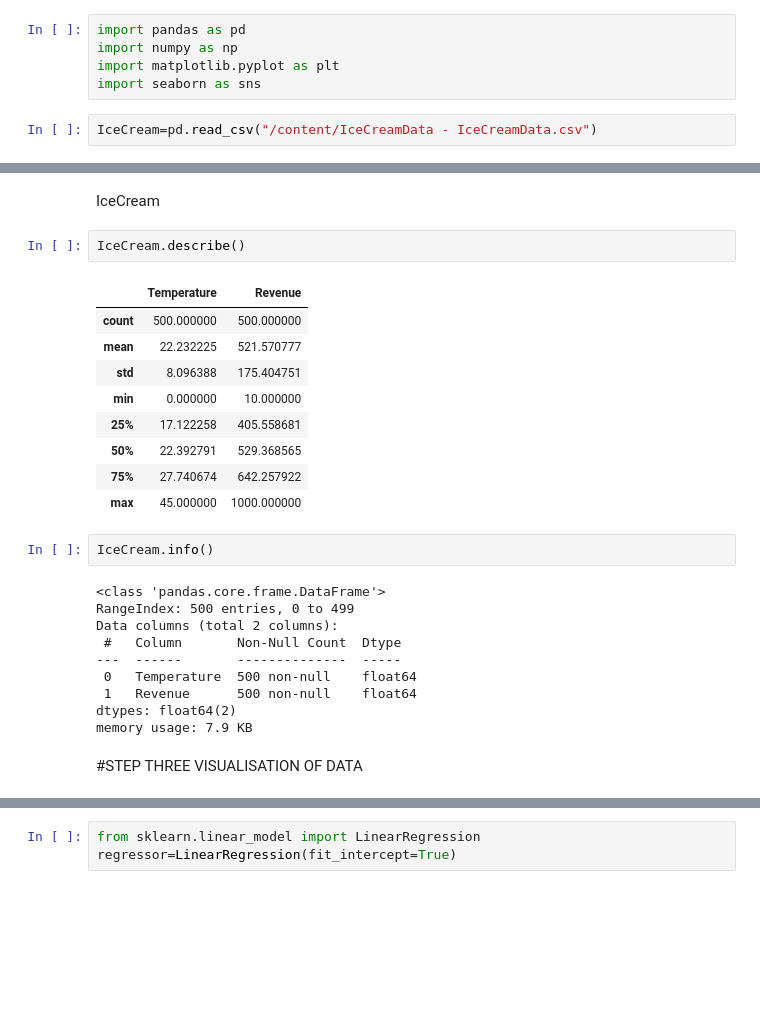
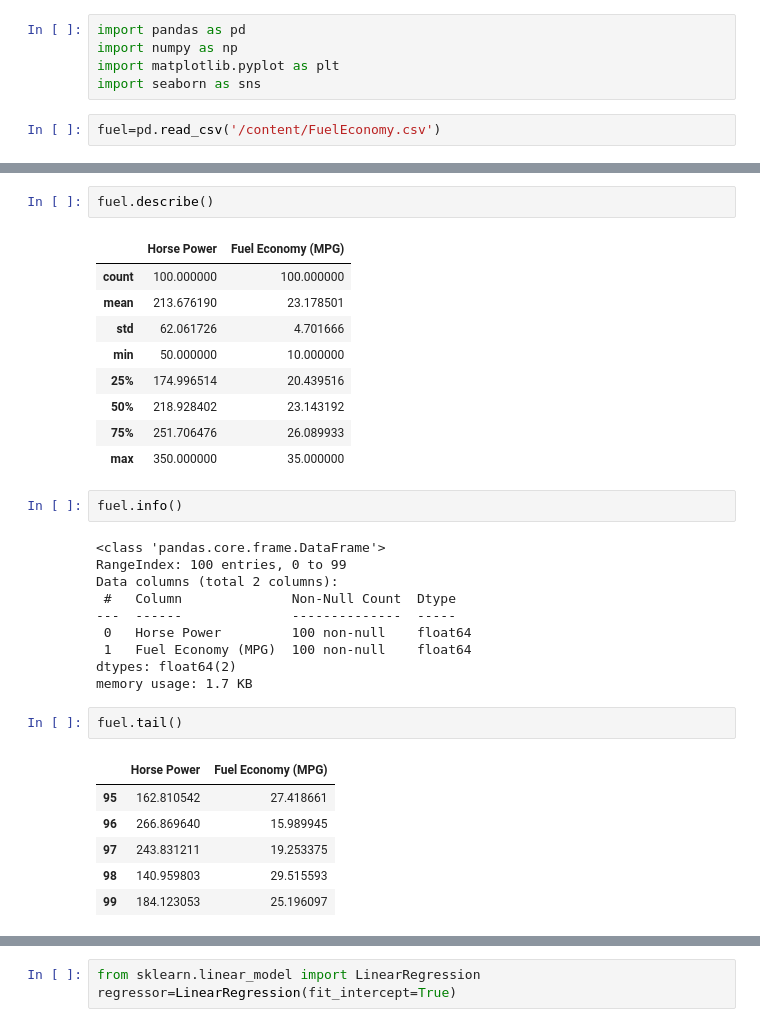
Before and after one commit to Xanil/programs-practice, a Jupyter notebook: LinearRegression.ipynb, the cells around one changed output, grey strips where cells are left out. Saved outputs shown, nothing was run; the diff lists cells and outputs as text; blank space fills up the shorter version.

```diff
--- a/LinearRegression.ipynb
+++ b/LinearRegression.ipynb
@@ -11,4 +6,4 @@ import numpy as np
 import matplotlib.pyplot as plt
 import seaborn as sns
 # %%
-IceCream=pd.read_csv("/content/IceCreamData - IceCreamData.csv")
+fuel=pd.read_csv('/content/FuelEconomy.csv')
@@ -47,30 +10,34 @@ IceCream.tail(5)
-# %% [markdown]
-IceCream
 # %%
-IceCream.describe()
+fuel.describe()
 # %% [output]
-|  | Temperature | Revenue |
-| count | 500.000000 | 500.000000 |
-| mean | 22.232225 | 521.570777 |
-| std | 8.096388 | 175.404751 |
-| min | 0.000000 | 10.000000 |
-| 25% | 17.122258 | 405.558681 |
-| 50% | 22.392791 | 529.368565 |
-| 75% | 27.740674 | 642.257922 |
-| max | 45.000000 | 1000.000000 |
+|  | Horse Power | Fuel Economy (MPG) |
+| count | 100.000000 | 100.000000 |
+| mean | 213.676190 | 23.178501 |
+| std | 62.061726 | 4.701666 |
+| min | 50.000000 | 10.000000 |
+| 25% | 174.996514 | 20.439516 |
+| 50% | 218.928402 | 23.143192 |
+| 75% | 251.706476 | 26.089933 |
+| max | 350.000000 | 35.000000 |
 # %%
-IceCream.info()
+fuel.info()
 # %% [output]
 <class 'pandas.core.frame.DataFrame'>
-RangeIndex: 500 entries, 0 to 499
+RangeIndex: 100 entries, 0 to 99
 Data columns (total 2 columns):
- #   Column       Non-Null Count  Dtype
----  ------       --------------  -----
- 0   Temperature  500 non-null    float64
- 1   Revenue      500 non-null    float64
+ #   Column              Non-Null Count  Dtype
+---  ------              --------------  -----
+ 0   Horse Power         100 non-null    float64
+ 1   Fuel Economy (MPG)  100 non-null    float64
 dtypes: float64(2)
-memory usage: 7.9 KB
+memory usage: 1.7 KB
-# %% [markdown]
-#STEP THREE
-VISUALISATION OF DATA
+# %%
+fuel.tail()
+# %% [output]
+|  | Horse Power | Fuel Economy (MPG) |
+| 95 | 162.810542 | 27.418661 |
+| 96 | 266.869640 | 15.989945 |
+| 97 | 243.831211 | 19.253375 |
+| 98 | 140.959803 | 29.515593 |
+| 99 | 184.123053 | 25.196097 |
 # %%
```
Also changed, not shown: parts of 29 cells of this notebook.
